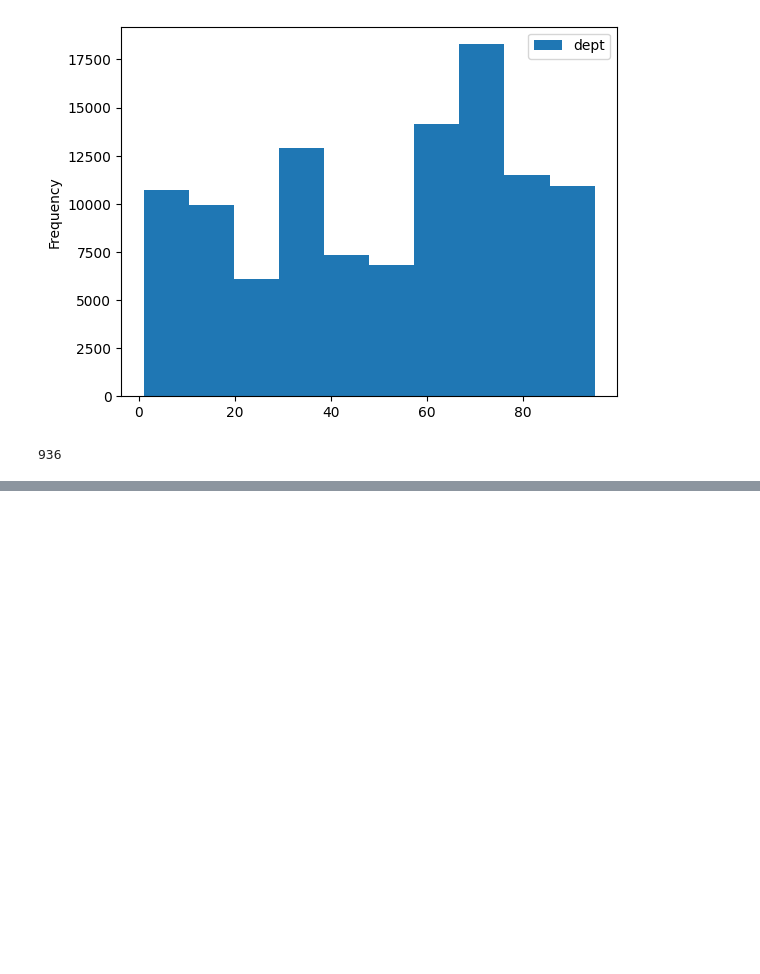
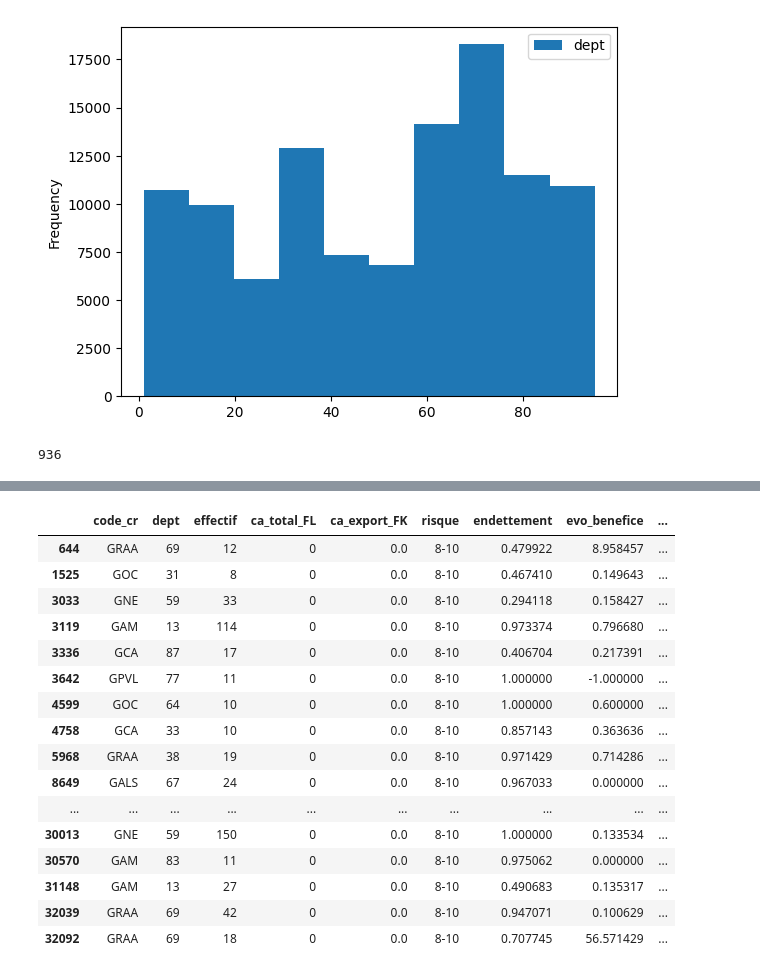
Before and after one commit to iammouadagr/app-bi-Prospect-compagnie-assurances, a Jupyter notebook: exploration.ipynb, the cells around one changed output, grey strips where cells are left out. Drawn from its saved outputs; the diff is of its cells as text; code cells hidden in the pictures; blank space fills up the shorter version.

```diff
--- a/exploration.ipynb
+++ b/exploration.ipynb
@@ -103,0 +126,22 @@ Median ratio benef:  3.11367562731436
+# %%
+neg2 = df[df['ca_total_FL'] == 0 ]
+neg3 = neg2[neg2['ca_export_FK'] == 0]
+neg3
+# %% [output]
+|  | code_cr | dept | effectif | ca_total_FL | ca_export_FK | risque | endettement | evo_benefice | ... |
+| 644 | GRAA | 69 | 12 | 0 | 0.0 | 8-10 | 0.479922 | 8.958457 | ... |
+| 1525 | GOC | 31 | 8 | 0 | 0.0 | 8-10 | 0.467410 | 0.149643 | ... |
+| 3033 | GNE | 59 | 33 | 0 | 0.0 | 8-10 | 0.294118 | 0.158427 | ... |
+| 3119 | GAM | 13 | 114 | 0 | 0.0 | 8-10 | 0.973374 | 0.796680 | ... |
+| 3336 | GCA | 87 | 17 | 0 | 0.0 | 8-10 | 0.406704 | 0.217391 | ... |
+| 3642 | GPVL | 77 | 11 | 0 | 0.0 | 8-10 | 1.000000 | -1.000000 | ... |
+| 4599 | GOC | 64 | 10 | 0 | 0.0 | 8-10 | 1.000000 | 0.600000 | ... |
+| 4758 | GCA | 33 | 10 | 0 | 0.0 | 8-10 | 0.857143 | 0.363636 | ... |
+| 5968 | GRAA | 38 | 19 | 0 | 0.0 | 8-10 | 0.971429 | 0.714286 | ... |
+| 8649 | GALS | 67 | 24 | 0 | 0.0 | 8-10 | 0.967033 | 0.000000 | ... |
+| ... | ... | ... | ... | ... | ... | ... | ... | ... | ... |
+| 30013 | GNE | 59 | 150 | 0 | 0.0 | 8-10 | 1.000000 | 0.133534 | ... |
+| 30570 | GAM | 83 | 11 | 0 | 0.0 | 8-10 | 0.975062 | 0.000000 | ... |
+| 31148 | GAM | 13 | 27 | 0 | 0.0 | 8-10 | 0.490683 | 0.135317 | ... |
+| 32039 | GRAA | 69 | 42 | 0 | 0.0 | 8-10 | 0.947071 | 0.100629 | ... |
+| 32092 | GRAA | 69 | 18 | 0 | 0.0 | 8-10 | 0.707745 | 56.571429 | ... |
```
Also changed, not shown: parts of 11 cells of this notebook.
